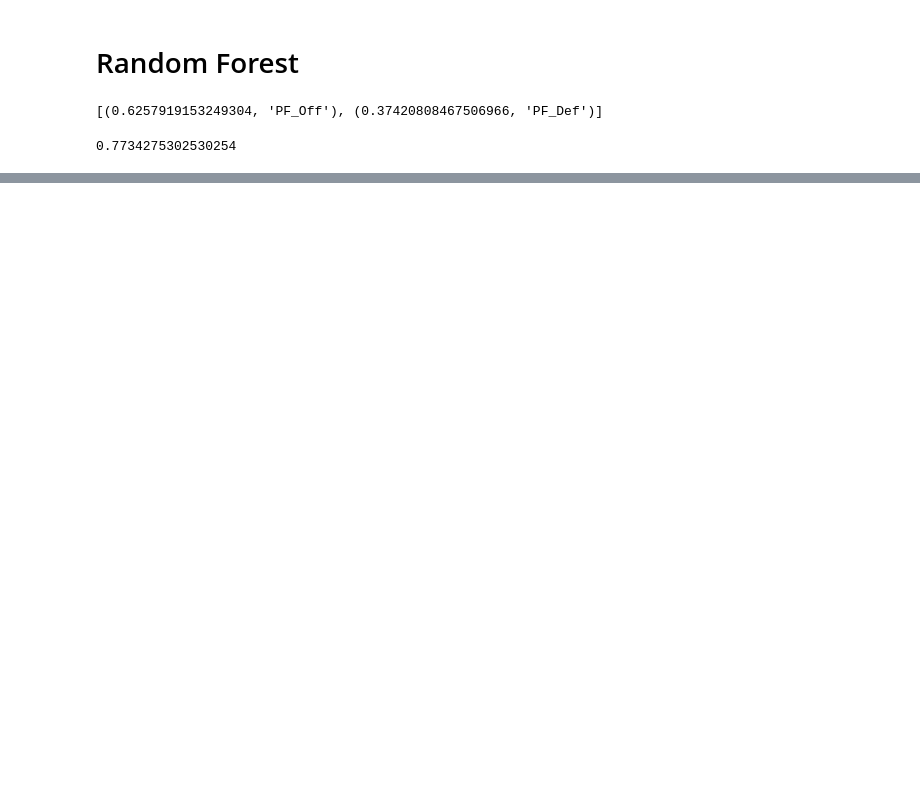
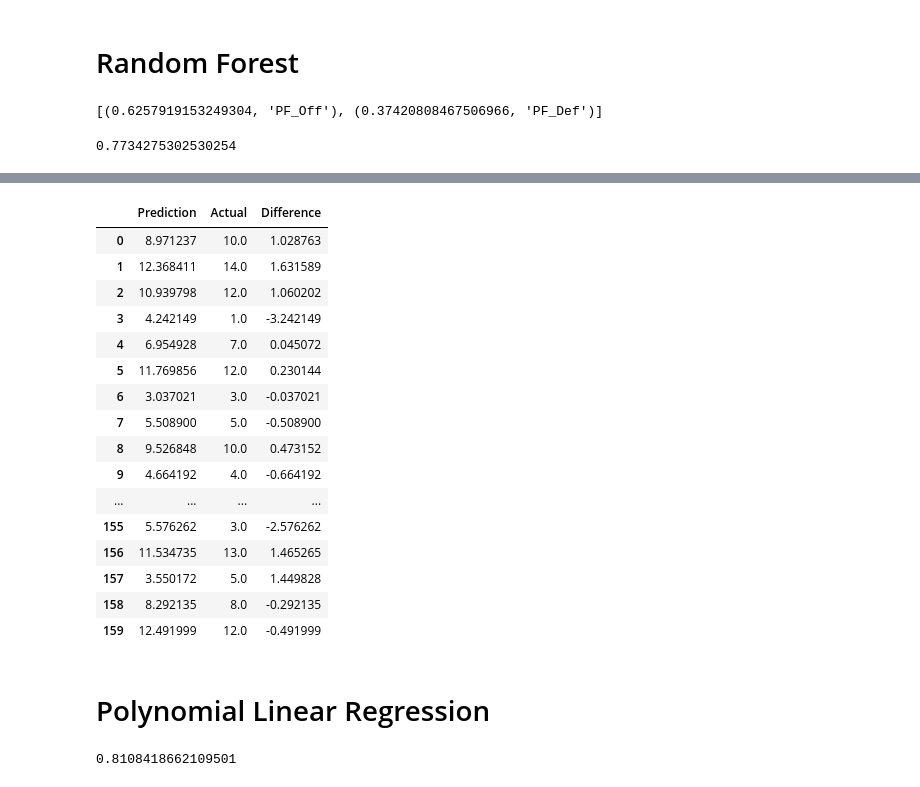
Before and after one commit to BryanWilsonRU/Final_Project, a Jupyter notebook: notebooks/preprocessing.ipynb, the cells around one changed output, grey strips where cells are left out. Saved outputs shown, nothing was run; the diff lists cells and outputs as text; code cells hidden in the pictures; blank space fills up the shorter version.

```diff
--- a/notebooks/preprocessing.ipynb
+++ b/notebooks/preprocessing.ipynb
@@ -137,0 +189,31 @@ regressor.score(x_test, y_test)
+# %%
+y_pred = regressor.predict(x_test)
+pd.DataFrame({"Prediction":y_pred * 16, "Actual":y_test * 16, "Difference": (y_test - y_pred) * 16})
+# %% [output]
+|  | Prediction | Actual | Difference |
+| 0 | 8.971237 | 10.0 | 1.028763 |
+| 1 | 12.368411 | 14.0 | 1.631589 |
+| 2 | 10.939798 | 12.0 | 1.060202 |
+| 3 | 4.242149 | 1.0 | -3.242149 |
+| 4 | 6.954928 | 7.0 | 0.045072 |
+| 5 | 11.769856 | 12.0 | 0.230144 |
+| 6 | 3.037021 | 3.0 | -0.037021 |
+| 7 | 5.508900 | 5.0 | -0.508900 |
+| 8 | 9.526848 | 10.0 | 0.473152 |
+| 9 | 4.664192 | 4.0 | -0.664192 |
+| ... | ... | ... | ... |
+| 155 | 5.576262 | 3.0 | -2.576262 |
+| 156 | 11.534735 | 13.0 | 1.465265 |
+| 157 | 3.550172 | 5.0 | 1.449828 |
+| 158 | 8.292135 | 8.0 | -0.292135 |
+| 159 | 12.491999 | 12.0 | -0.491999 |
+# %% [markdown]
+# Polynomial Linear Regression
+# %%
+polyReg = PolynomialFeatures(degree = 4)
+polyInputs = polyReg.fit_transform(x_train)
+regressor = LinearRegression()
+regressor.fit(polyInputs,y_train)
+regressor.score(polyReg.transform(x_test),y_test)
+# %% [output]
+0.8108418662109501
```
Also changed, not shown: parts of 8 cells of this notebook.
